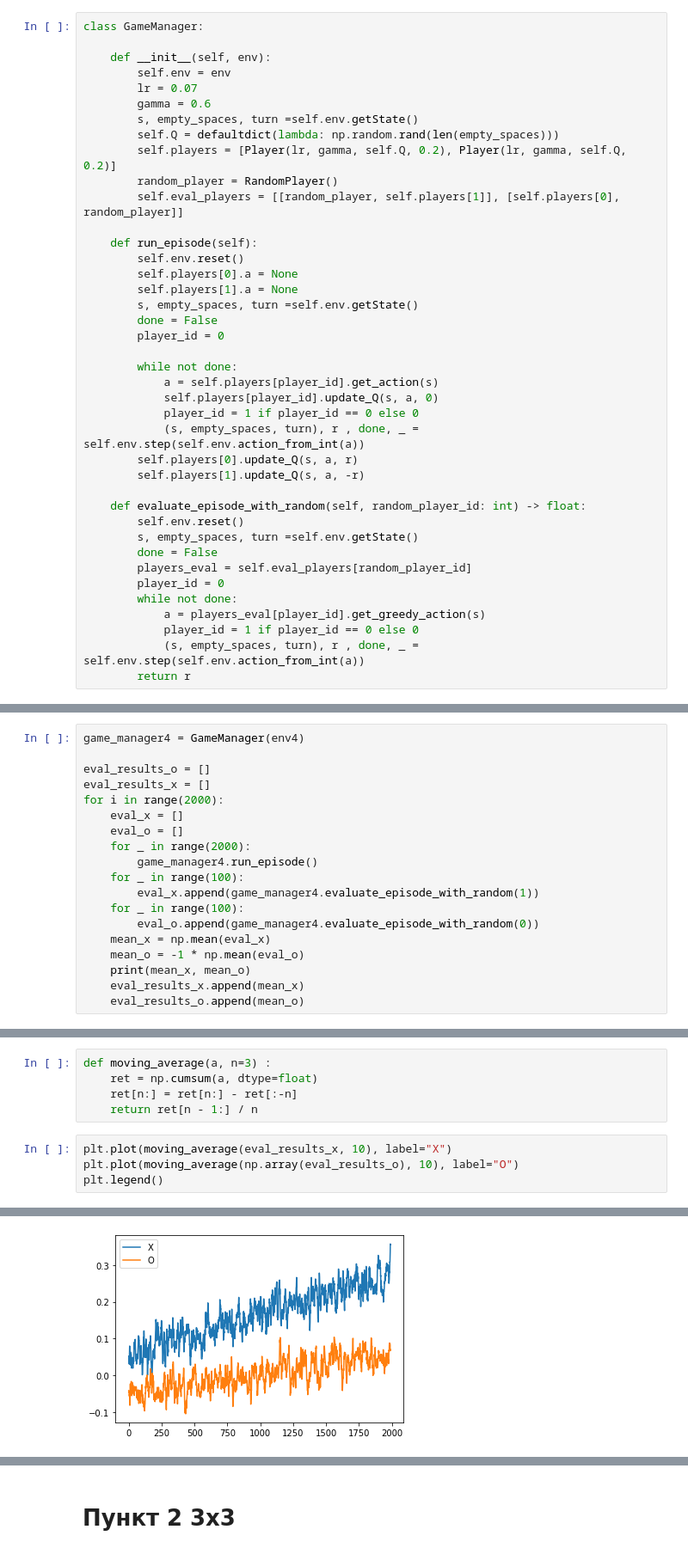
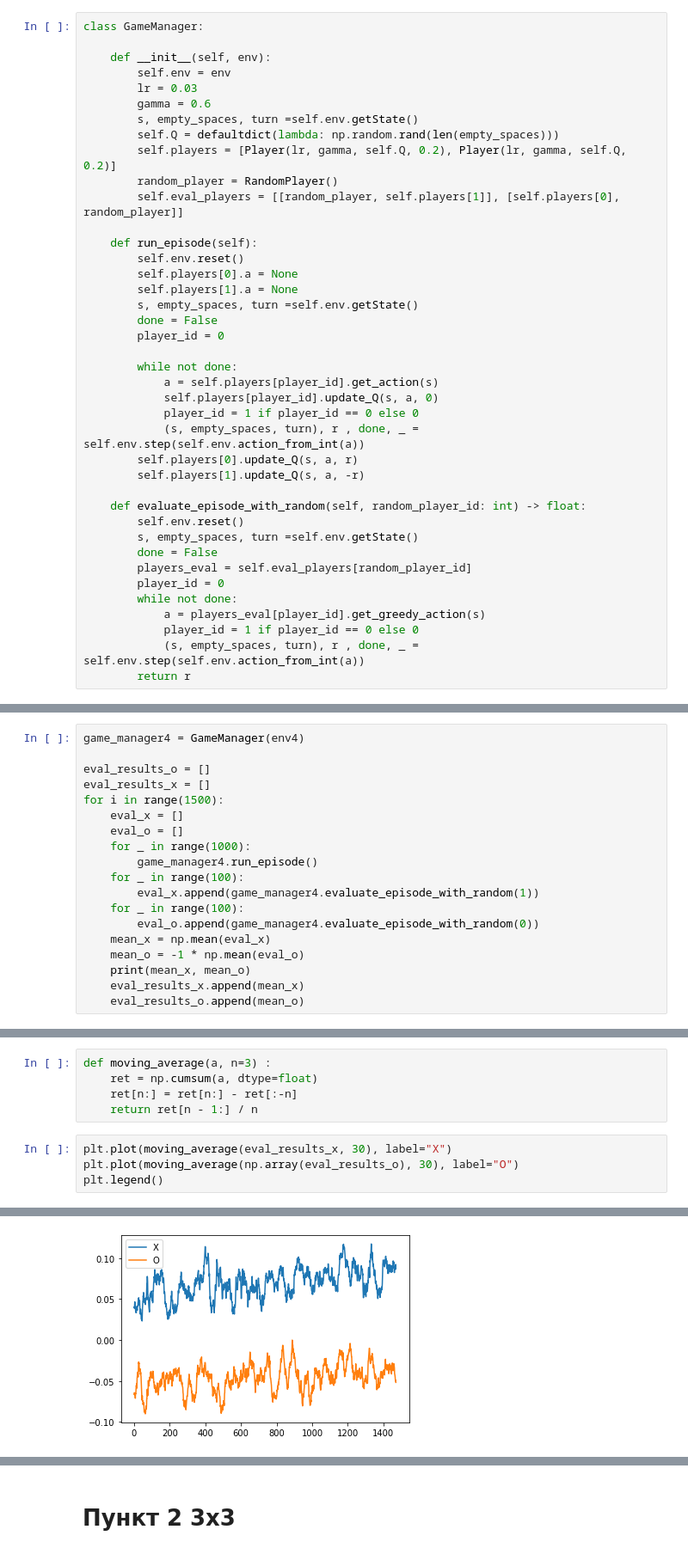
Before and after one commit to akoshel/rl_dl_made_homeworks, a Jupyter notebook: HW2/HW2.ipynb, the cells around one changed output, grey strips where cells are left out. Shown at 86% size. Cells and saved outputs as stored; diff of their text form.

```diff
--- a/HW2/HW2.ipynb
+++ b/HW2/HW2.ipynb
@@ -86,7 +87,7 @@ class GameManager:
 
     def __init__(self, env):
         self.env = env
-        lr = 0.07
+        lr = 0.03
         gamma = 0.6
         s, empty_spaces, turn =self.env.getState()
         self.Q = defaultdict(lambda: np.random.rand(len(empty_spaces)))
@@ -182,10 +183,10 @@ game_manager4 = GameManager(env4)
 
 eval_results_o = []
 eval_results_x = []
-for i in range(2000):
+for i in range(1500):
     eval_x = []
     eval_o = []
-    for _ in range(2000):
+    for _ in range(1000):
         game_manager4.run_episode()
     for _ in range(100):
         eval_x.append(game_manager4.evaluate_episode_with_random(1))
@@ -233,9 +234,9 @@ def moving_average(a, n=3) :
     ret[n:] = ret[n:] - ret[:-n]
     return ret[n - 1:] / n
 # %%
-plt.plot(moving_average(eval_results_x, 10), label="X")
-plt.plot(moving_average(np.array(eval_results_o), 10), label="O")
+plt.plot(moving_average(eval_results_x, 30), label="X")
+plt.plot(moving_average(np.array(eval_results_o), 30), label="O")
 plt.legend()
 # %% [output]
 <matplotlib.legend.Legend at 0x...>
-[figure, old version]
+[figure, new version]
```
Also changed, not shown: parts of 58 cells of this notebook.
